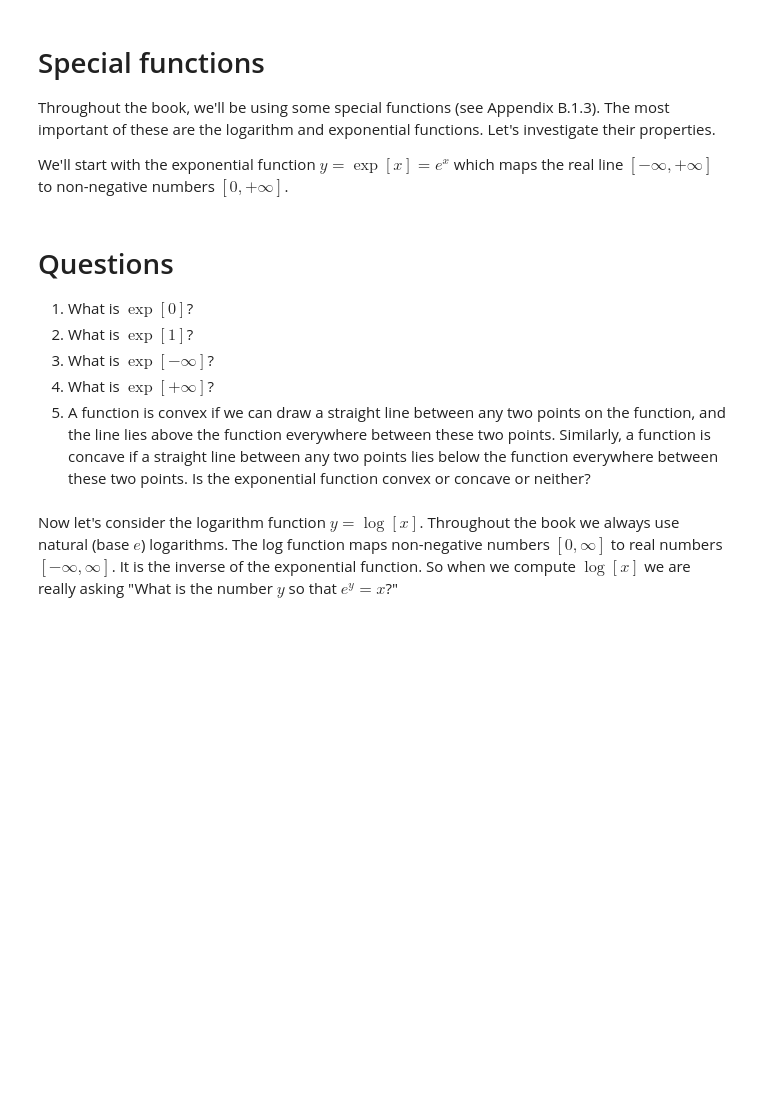
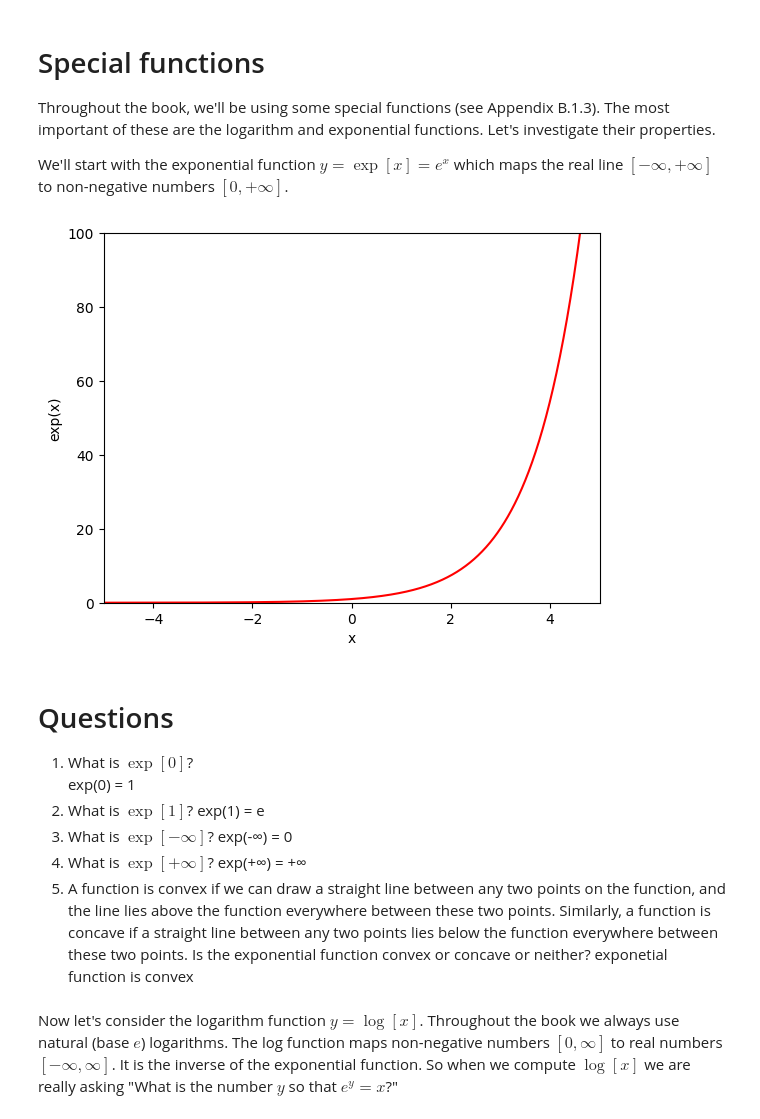
Before and after one commit to EyeeHKing/udlbook, a Jupyter notebook: Notebooks/Chap01/1_1_BackgroundMathematics.ipynb, the cells around one changed output. Saved outputs shown, nothing was run; the diff lists cells and outputs as text; code cells hidden in the pictures; blank space fills up the shorter version.

```diff
--- a/Notebooks/Chap01/1_1_BackgroundMathematics.ipynb
+++ b/Notebooks/Chap01/1_1_BackgroundMathematics.ipynb
@@ -168,24 +258,31 @@ We'll start with the exponential function $y=\exp[x]=e^x$ which maps the real li
 # %%
 # Draw the exponential function
 
 # Define an array of x values from -5 to 5 with increments of 0.01
-x = np.arange(-5.0,5.0, 0.01)
-y = np.exp(x) ;
+x = np.arange(-5.0, 5.0, 0.01)
+y = np.exp(x)
 
 # Plot this function
 fig, ax = plt.subplots()
-ax.plot(x,y,'r-')
-ax.set_ylim([0,100]);ax.set_xlim([-5,5])
-ax.set_xlabel('x'); ax.set_ylabel('exp[x]')
+ax.plot(x, y, 'r-')
+ax.set_xlim([-5, 5]); ax.set_ylim([0, 100])
+ax.set_xlabel('x'); ax.set_ylabel('exp(x)')
 plt.show()
+# %% [output]
+[figure, added]
 # %% [markdown]
 # Questions
 
 1. What is $\exp[0]$?
+    exp(0) = 1
 2. What is $\exp[1]$?
+    exp(1) = e
 3. What is $\exp[-\infty]$?
+    exp(-∞) = 0
 4. What is $\exp[+\infty]$?
+    exp(+∞) = +∞
 5. A function is convex if we can draw a straight line between any two points on the function, and the line lies above the function everywhere between these two points. Similarly, a function is concave if a straight line between any two points lies below the function everywhere between these two points.  Is the exponential function convex or concave or neither?
+    exponetial function is convex
 # %% [markdown]
 Now let's consider the logarithm function $y=\log[x]$. Throughout the book we always use natural (base $e$) logarithms. The log function maps non-negative numbers $[0,\infty]$ to real numbers $[-\infty,\infty]$.  It is the inverse of the exponential function.  So when we compute $\log[x]$ we are really asking "What is the number $y$ so that $e^y=x$?"
 # %%
```
Also changed, not shown: parts of 12 cells of this notebook.
